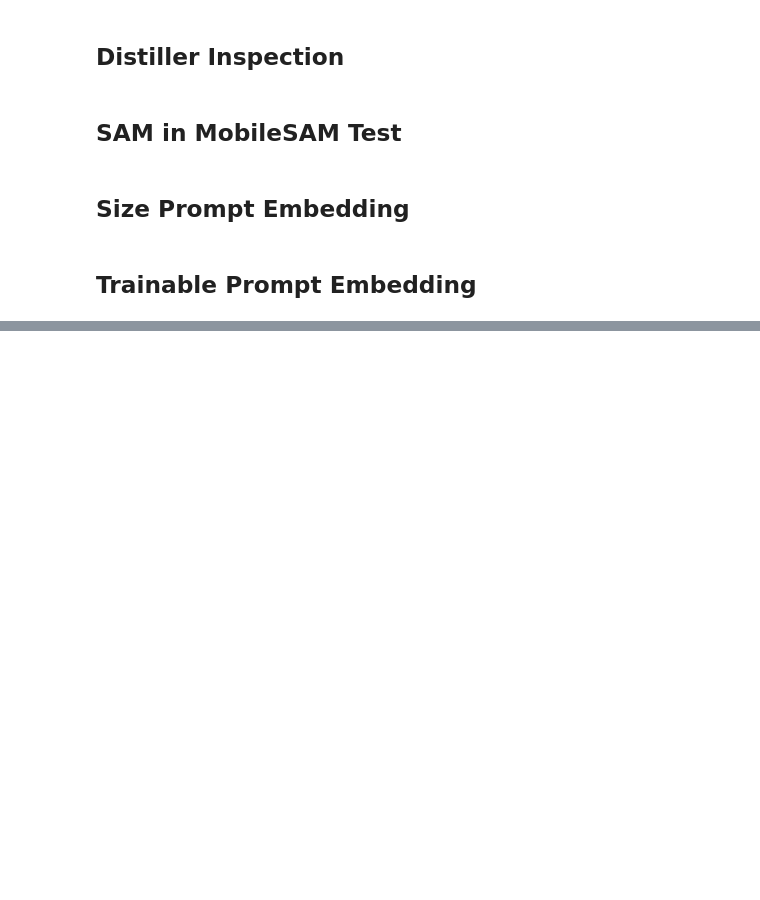
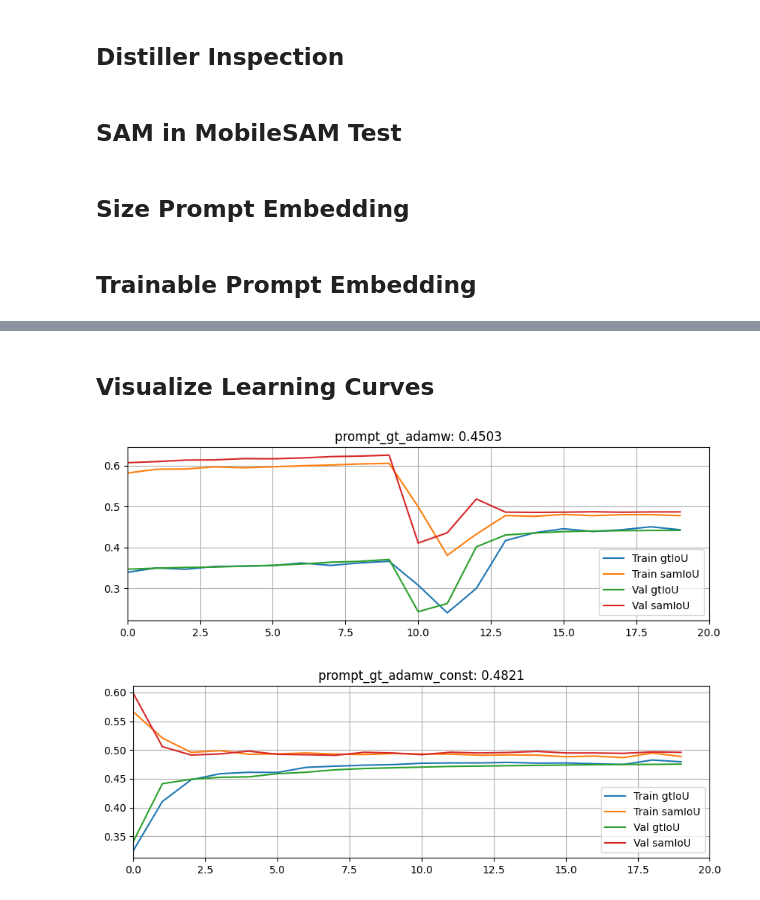
Before and after one commit to simoneangarano/BenchSAM, a Jupyter notebook: notebooks/Distillation.ipynb, the cells around one changed output, grey strips where cells are left out. Saved outputs shown, nothing was run; the diff lists cells and outputs as text; code cells hidden in the pictures; blank space fills up the shorter version.

```diff
--- a/notebooks/Distillation.ipynb
+++ b/notebooks/Distillation.ipynb
@@ -554,6 +556,6 @@ student.model.prompt_encoder.point_embeddings[4].train()
 # %%
 m = torch.load('../bin/mobile_sam.pt')
-f = torch.load('../bin/distilled_mobile_sam_prompt_prompt.pt')
+f = torch.load('../bin/distilled_mobile_sam_prompt_.pt')
 # %%
 for i, w in enumerate(m.keys()):
     if not (m[w].cpu() == f[w].cpu()).all().item():
@@ -598,3 +618,5 @@ def get_prompts(label, image):
 # %%
 for i, (img, label, _, feats) in enumerate(dataloader):
     prompt, c = get_prompt(label[0], img[0])
+# %% [markdown]
+## Visualize Learning Curves
@@ -600,0 +627,24 @@ for i, (img, label, _, feats) in enumerate(dataloader):
+# %%
+def plot_learning_curve(paths, imsize=(10, 3), scatter=False):
+    f = plt.scatter if scatter else plt.plot
+    for path in paths:
+        summ = json.load(open(path, 'r'))
+        x = range(len(summ['TRAIN']['LOSS']))
+        plt.figure(figsize=imsize)
+        f(x, 1 - np.array(summ['TRAIN']['LOSS']), label='Train gtIoU')
+        f(x, 1 - np.array(summ['TRAIN']['IOU']), label='Train samIoU')
+        f(x, summ['VAL']['GT_IOU'], label='Val gtIoU')
+        f(x, summ['VAL']['IOU'], label='Val samIoU')
+        plt.legend()
+        last = summ['GT_IOU'] if summ['GT_IOU'] != 0 else summ['VAL']['GT_IOU'][-1]
+        plt.title(f"{path.split('/')[-1].split('.')[0]}: {last:.4f}")
+        plt.xlim(0, summ['EPOCHS'])
+        plt.grid()
+        plt.show()
+# %%
+paths = ['../bin/configs/prompt_gt_adamw.json', '../bin/configs/prompt_gt_adamw_const.json']
+# %%
+plot_learning_curve(paths, scatter=False)
+# %% [output]
+[figure, added]
+[figure, added]
```
Also changed, not shown: parts of 3 cells of this notebook, 3 other files.
